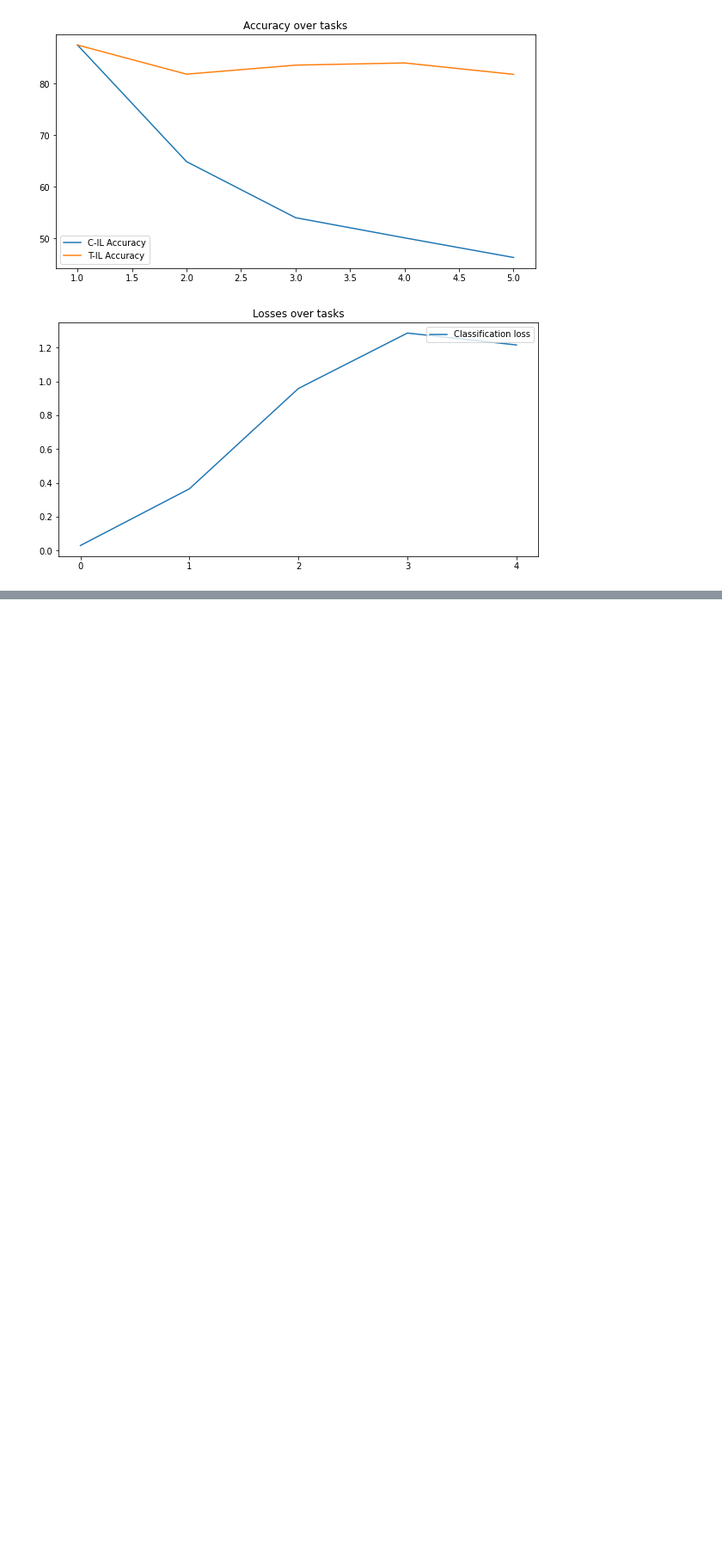
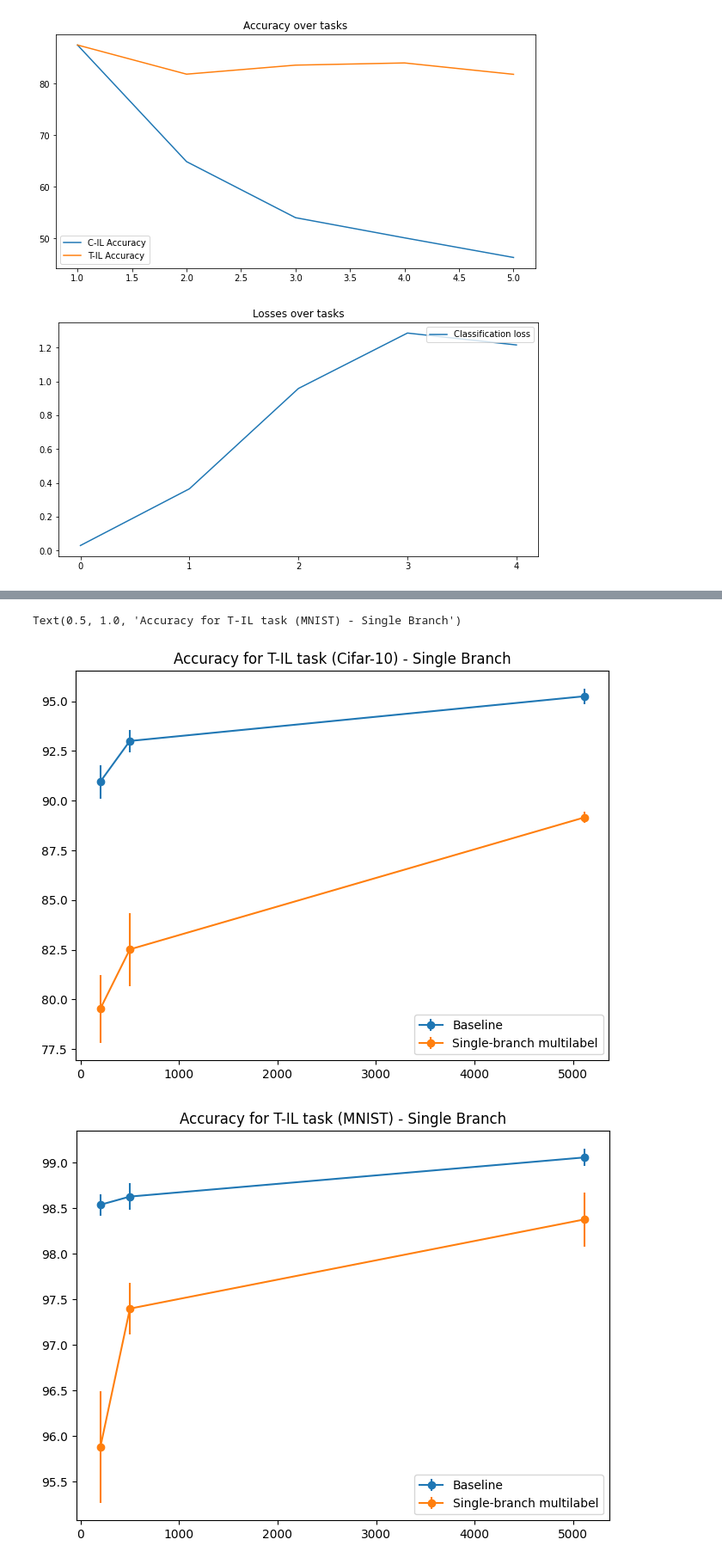
Before and after one commit to Marcopal97/Continual_Learning_with_Semantic_Clustering, a Jupyter notebook: Notebooks/DER_and_Clustering.ipynb, the cells around one changed output, grey strips where cells are left out. Shown at 86% size. Cells and saved outputs as stored; diff of their text form; code cells hidden in the pictures; blank space fills up the shorter version.

```diff
--- a/Notebooks/DER_and_Clustering.ipynb
+++ b/Notebooks/DER_and_Clustering.ipynb
@@ -3948,0 +4913,65 @@ No artists with labels found to put in legend.  Note that artists whose label st
+# %%
+import numpy as np
+import matplotlib.pyplot as plt
+import torch
+import torch
+import torchvision
+import statistics
+
+# Accuratezze per il T-IL (Cifar-10)
+results_baseline_cifar = [[89.9, 90.4, 90.9, 89.5, 92.0, 90.9, 91.7, 91.6, 91.8, 90.8],
+                          [93.2, 91.8, 93.9, 93.4, 92.5, 92.9, 93.0, 93.0, 93.1, 93.2],
+                          [95.7, 95.2, 95.4, 95.6, 95.0, 95.1, 94.4, 95.6, 95.4, 95.1]] # 200 - 500 - 5120
+results_baseline_cifar_mean = []
+results_baseline_cifar_std = []
+results_multi_label_cifar = [[79.9, 80.7, 80.8, 78.9, 79.5, 79.2, 81.3, 77.8, 75.9, 81.3],
+                             [82.8, 77.5, 83.2, 82.5, 83.4, 82.9, 83, 84.1, 83.4, 82.4],
+                             [88.8, 89.5, 89.2, 89, 89.6, 89.3, 88.8, 89.4, 89.1, 88.9]] # 200 - 500 - 5120
+results_multi_label_cifar_mean = []
+results_multi_label_cifar_std = []
+
+buffer_size = [200, 500, 5120]
+
+# Accuratezze per il T-IL (MNIST)
+results_baseline_mnist = [[98.7, 98.6, 98.3, 98.5, 98.5, 98.6, 98.6, 98.4, 98.6, 98.6],
+                          [98.6, 98.9, 98.6, 98.7, 98.4, 98.5, 98.5, 98.7, 98.6, 98.8],
+                          [99.2, 99.1, 99.1, 99, 99, 99.1, 99, 99.2, 98.9, 99]] # 200 - 500 - 5120
+results_baseline_mnist_mean = []
+results_baseline_mnist_std = []
+results_multi_label_mnist = [[96.3, 96.3, 95.2, 96, 96, 96.2, 95.4, 96.4, 96.4, 94.6],
+                             [97.6, 97.3, 97.7, 97.2, 96.8, 97.7, 97.4, 97.2, 97.6, 97.5],
+                             [98.3, 98.6, 98.2, 98.4, 98.1, 97.8, 98.8, 98.7, 98.5, 98.4]] # 200 - 500 - 5120
+results_multi_label_mnist_mean = []
+results_multi_label_mnist_std = []
+
+for i in range(len(results_baseline_mnist)):
+  results_baseline_mnist_mean.append(statistics.mean(results_baseline_mnist[i]))
+  results_baseline_mnist_std.append(statistics.stdev(results_baseline_mnist[i]))
+
+for i in range(len(results_baseline_cifar)):
+  results_baseline_cifar_mean.append(statistics.mean(results_baseline_cifar[i]))
+  results_baseline_cifar_std.append(statistics.stdev(results_baseline_cifar[i]))
+
+for i in range(len(results_multi_label_cifar)):
+  results_multi_label_cifar_mean.append(statistics.mean(results_multi_label_cifar[i]))
+  results_multi_label_cifar_std.append(statistics.stdev(results_multi_label_cifar[i]))
+
+for i in range(len(results_multi_label_mnist)):
+  results_multi_label_mnist_mean.append(statistics.mean(results_multi_label_mnist[i]))
+  results_multi_label_mnist_std.append(statistics.stdev(results_multi_label_mnist[i]))
+
+fig = plt.figure(figsize=(8, 6), dpi=100)
+plt.errorbar(buffer_size, results_baseline_cifar_mean, yerr=results_baseline_cifar_std, marker = "o", label='Baseline')
+plt.errorbar(buffer_size, results_multi_label_cifar_mean, yerr=results_multi_label_cifar_std, marker = "o", label='Single-branch multilabel')
+plt.legend(loc='lower right')
+plt.title("Accuracy for T-IL task (Cifar-10) - Single Branch")
+
+fig = plt.figure(figsize=(8, 6), dpi=100)
+plt.errorbar(buffer_size, results_baseline_mnist_mean, yerr=results_baseline_mnist_std, marker = "o", label='Baseline')
+plt.errorbar(buffer_size, results_multi_label_mnist_mean, yerr=results_multi_label_mnist_std, marker = "o", label='Single-branch multilabel')
+plt.legend(loc='lower right')
+plt.title("Accuracy for T-IL task (MNIST) - Single Branch")
+# %% [output]
+Text(0.5, 1.0, 'Accuracy for T-IL task (MNIST) - Single Branch')
+[figure, added]
+[figure, added]
```
Also changed, not shown: parts of 58 cells of this notebook, 1 other file.
